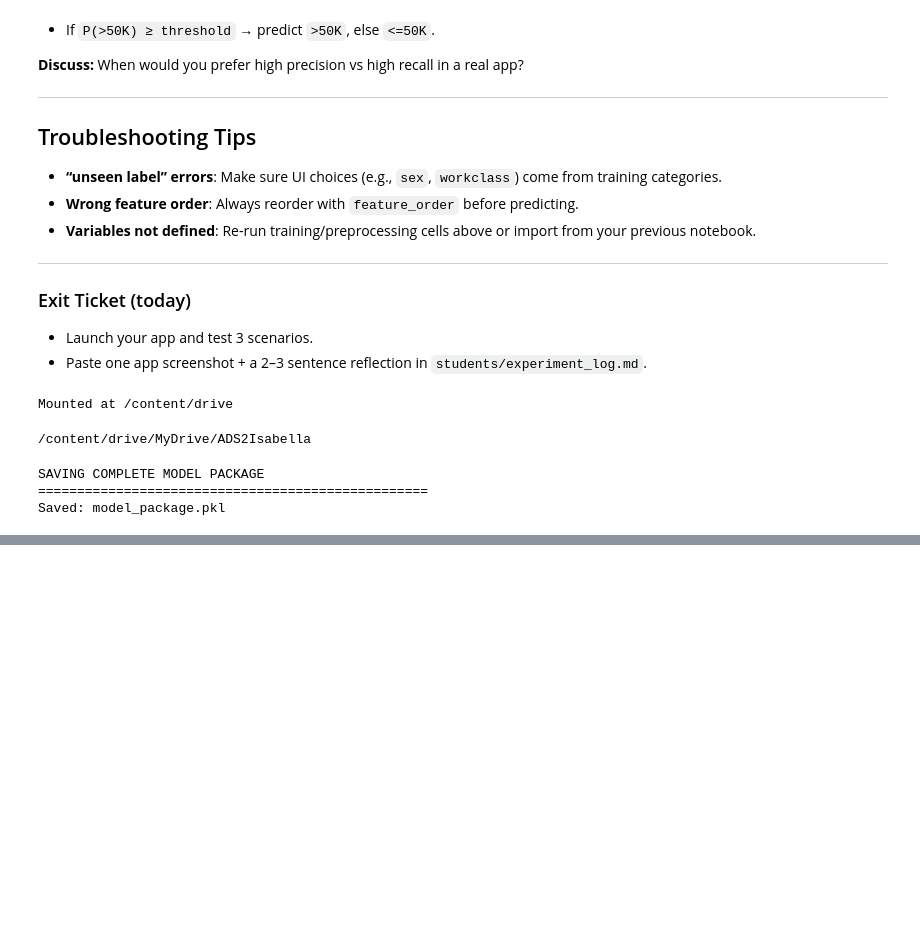
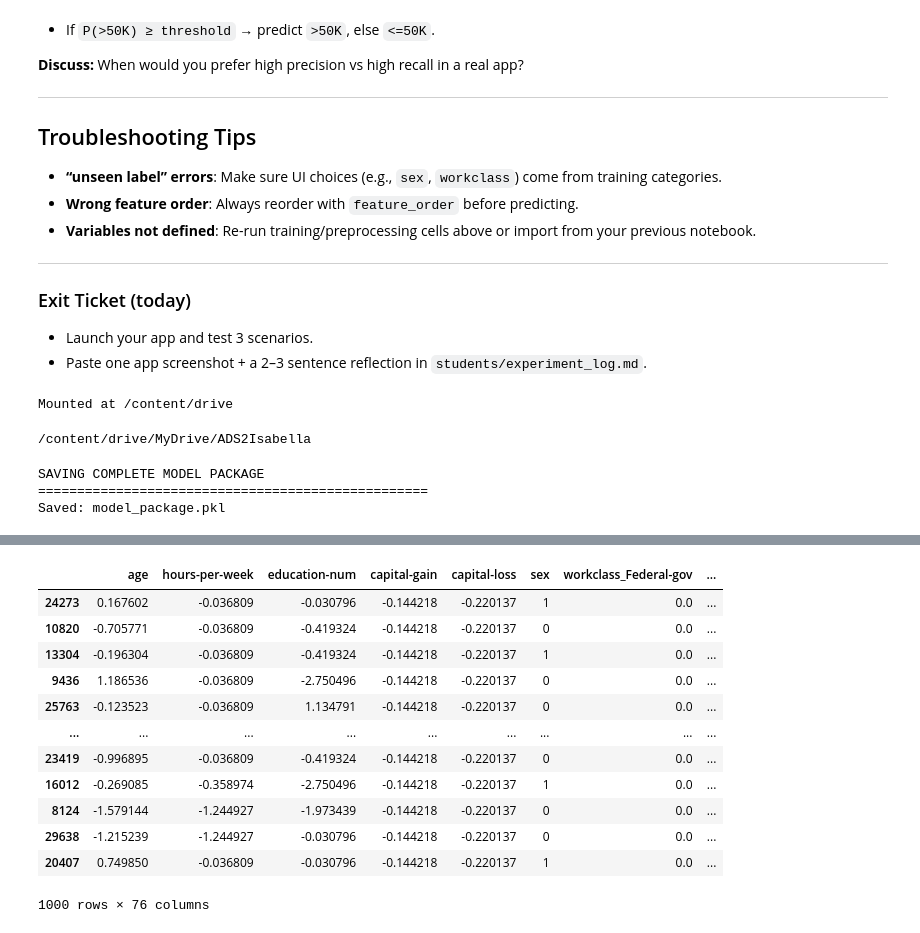
Before and after one commit to isamontresoro/dl-survey-live-lab-2025, a Jupyter notebook: notebooks/01_baseline_random_forest_gradio.ipynb, the cells around one changed output, grey strips where cells are left out. Drawn from its saved outputs; the diff is of its cells as text; code cells hidden in the pictures; blank space fills up the shorter version.

```diff
--- a/notebooks/01_baseline_random_forest_gradio.ipynb
+++ b/notebooks/01_baseline_random_forest_gradio.ipynb
@@ -668,0 +789,16 @@ Saved: model_package.pkl
+# %%
+X_train_notballer_downsampled
+# %% [output]
+|  | age | hours-per-week | education-num | capital-gain | capital-loss | sex | workclass_Federal-gov | ... |
+| 24273 | 0.167602 | -0.036809 | -0.030796 | -0.144218 | -0.220137 | 1 | 0.0 | ... |
+| 10820 | -0.705771 | -0.036809 | -0.419324 | -0.144218 | -0.220137 | 0 | 0.0 | ... |
+| 13304 | -0.196304 | -0.036809 | -0.419324 | -0.144218 | -0.220137 | 1 | 0.0 | ... |
+| 9436 | 1.186536 | -0.036809 | -2.750496 | -0.144218 | -0.220137 | 0 | 0.0 | ... |
+| 25763 | -0.123523 | -0.036809 | 1.134791 | -0.144218 | -0.220137 | 0 | 0.0 | ... |
+| ... | ... | ... | ... | ... | ... | ... | ... | ... |
+| 23419 | -0.996895 | -0.036809 | -0.419324 | -0.144218 | -0.220137 | 0 | 0.0 | ... |
+| 16012 | -0.269085 | -0.358974 | -2.750496 | -0.144218 | -0.220137 | 1 | 0.0 | ... |
+| 8124 | -1.579144 | -1.244927 | -1.973439 | -0.144218 | -0.220137 | 0 | 0.0 | ... |
+| 29638 | -1.215239 | -1.244927 | -0.030796 | -0.144218 | -0.220137 | 0 | 0.0 | ... |
+| 20407 | 0.749850 | -0.036809 | -0.030796 | -0.144218 | -0.220137 | 1 | 0.0 | ... |
+1000 rows × 76 columns
```
Also changed, not shown: parts of 18 cells of this notebook.
